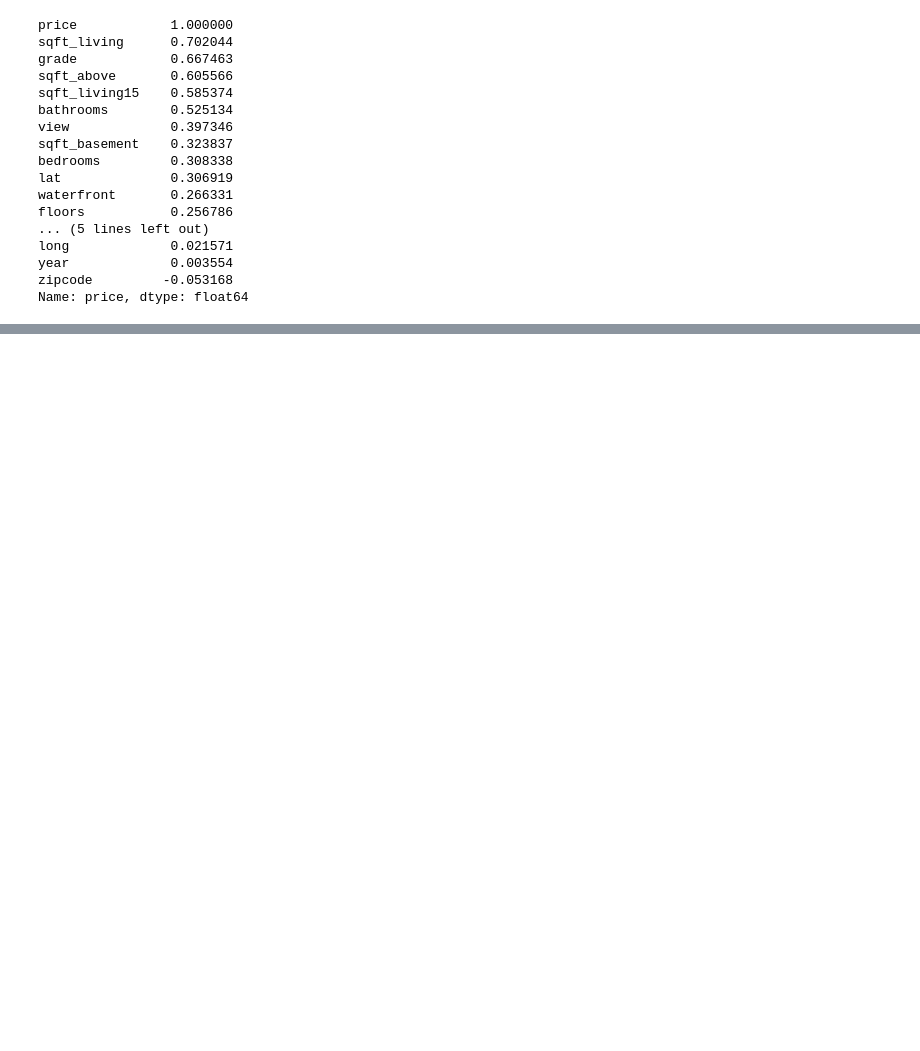
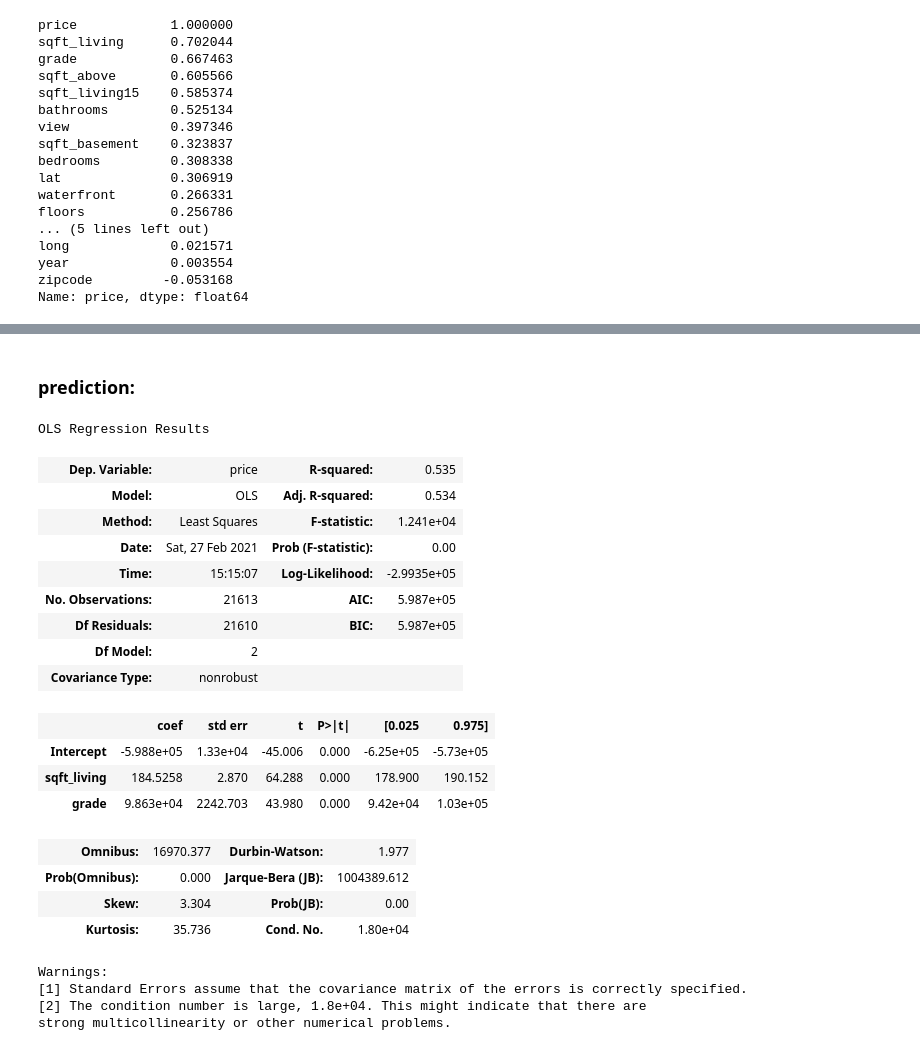
Before and after one commit to GabiDunaevsky/data-science-project, a Jupyter notebook: Notebook3.ipynb, the cells around one changed output, grey strips where cells are left out. Drawn from its saved outputs; the diff is of its cells as text; code cells hidden in the pictures; blank space fills up the shorter version.

Commit message:
finished the data science project

```diff
--- a/Notebook3.ipynb
+++ b/Notebook3.ipynb
@@ -601,3 +602,35 @@ sns.scatterplot(x="yr_renovated", y="price", data=rdf,color="orange")
+# %% [markdown]
+### prediction:
+# %%
+#we will use the ols function to check for the coefficient of determination(R2) with the two fetchers that has the best correlation
+# with our dependent featcher, and we aill try to get a better score in our predicrion(the score in the linear regression model
+# is also the R2.
+model = smf.ols('price ~ sqft_living + grade', data=rdf)
+res = model.fit()
+res.summary()
+# %% [output]
+OLS Regression Results
+| Dep. Variable: | price | R-squared: | 0.535 |
+| Model: | OLS | Adj. R-squared: | 0.534 |
+| Method: | Least Squares | F-statistic: | 1.241e+04 |
+| Date: | Sat, 27 Feb 2021 | Prob (F-statistic): | 0.00 |
+| Time: | 15:15:07 | Log-Likelihood: | -2.9935e+05 |
+| No. Observations: | 21613 | AIC: | 5.987e+05 |
+| Df Residuals: | 21610 | BIC: | 5.987e+05 |
+| Df Model: | 2 |  |  |
+| Covariance Type: | nonrobust |  |  |
+|  | coef | std err | t | P>|t| | [0.025 | 0.975] |
+| Intercept | -5.988e+05 | 1.33e+04 | -45.006 | 0.000 | -6.25e+05 | -5.73e+05 |
+| sqft_living | 184.5258 | 2.870 | 64.288 | 0.000 | 178.900 | 190.152 |
+| grade | 9.863e+04 | 2242.703 | 43.980 | 0.000 | 9.42e+04 | 1.03e+05 |
+| Omnibus: | 16970.377 | Durbin-Watson: | 1.977 |
+| Prob(Omnibus): | 0.000 | Jarque-Bera (JB): | 1004389.612 |
+| Skew: | 3.304 | Prob(JB): | 0.00 |
+| Kurtosis: | 35.736 | Cond. No. | 1.80e+04 |
+Warnings:
+[1] Standard Errors assume that the covariance matrix of the errors is correctly specified.
+[2] The condition number is large, 1.8e+04. This might indicate that there are
+strong multicollinearity or other numerical problems.
 # %%
 X = rdf.drop('price',axis=1)
 y = rdf['price']
```
Also changed, not shown: parts of 11 cells of this notebook.
